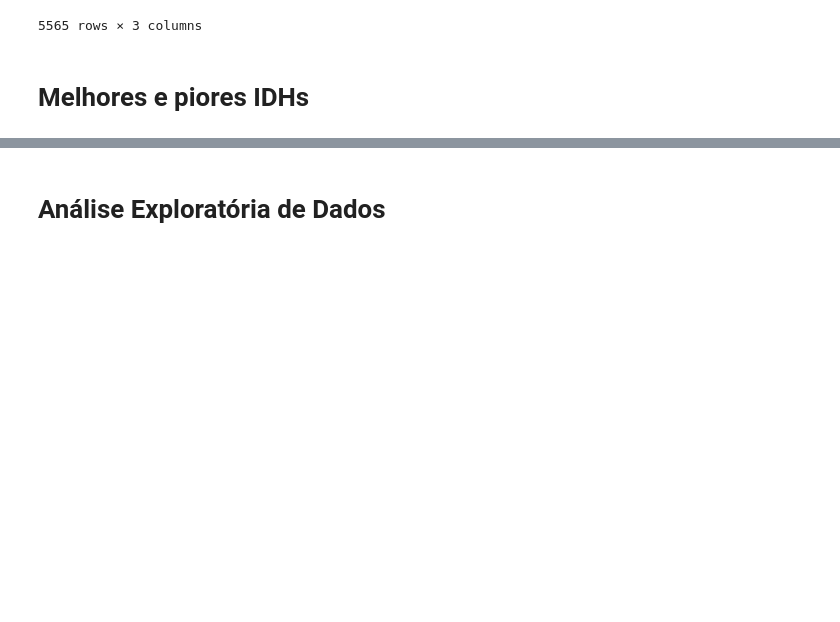
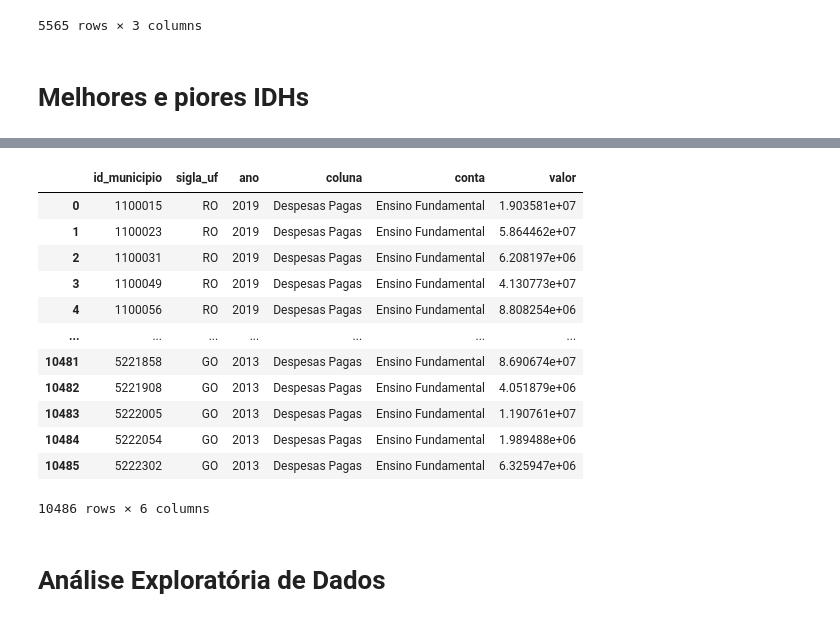
Before and after one commit to UFRJ-Analytica/odd2021, a Jupyter notebook: analises.ipynb, the cells around one changed output, grey strips where cells are left out. Saved outputs shown, nothing was run; the diff lists cells and outputs as text; code cells hidden in the pictures; blank space fills up the shorter version.

```diff
--- a/analises.ipynb
+++ b/analises.ipynb
@@ -221,3 +308,21 @@ tabela_rafael.sort_values("ideb_diff", ascending=False).head(10)
+# %%
+
+
+despesas_fundamental
+# %% [output]
+|  | id_municipio | sigla_uf | ano | coluna | conta | valor |
+| 0 | 1100015 | RO | 2019 | Despesas Pagas | Ensino Fundamental | 1.903581e+07 |
+| 1 | 1100023 | RO | 2019 | Despesas Pagas | Ensino Fundamental | 5.864462e+07 |
+| 2 | 1100031 | RO | 2019 | Despesas Pagas | Ensino Fundamental | 6.208197e+06 |
+| 3 | 1100049 | RO | 2019 | Despesas Pagas | Ensino Fundamental | 4.130773e+07 |
+| 4 | 1100056 | RO | 2019 | Despesas Pagas | Ensino Fundamental | 8.808254e+06 |
+| ... | ... | ... | ... | ... | ... | ... |
+| 10481 | 5221858 | GO | 2013 | Despesas Pagas | Ensino Fundamental | 8.690674e+07 |
+| 10482 | 5221908 | GO | 2013 | Despesas Pagas | Ensino Fundamental | 4.051879e+06 |
+| 10483 | 5222005 | GO | 2013 | Despesas Pagas | Ensino Fundamental | 1.190761e+07 |
+| 10484 | 5222054 | GO | 2013 | Despesas Pagas | Ensino Fundamental | 1.989488e+06 |
+| 10485 | 5222302 | GO | 2013 | Despesas Pagas | Ensino Fundamental | 6.325947e+06 |
+10486 rows × 6 columns
 # %% [markdown]
 # Análise Exploratória de Dados
 # %%
```
Also changed, not shown: parts of 15 cells of this notebook.
